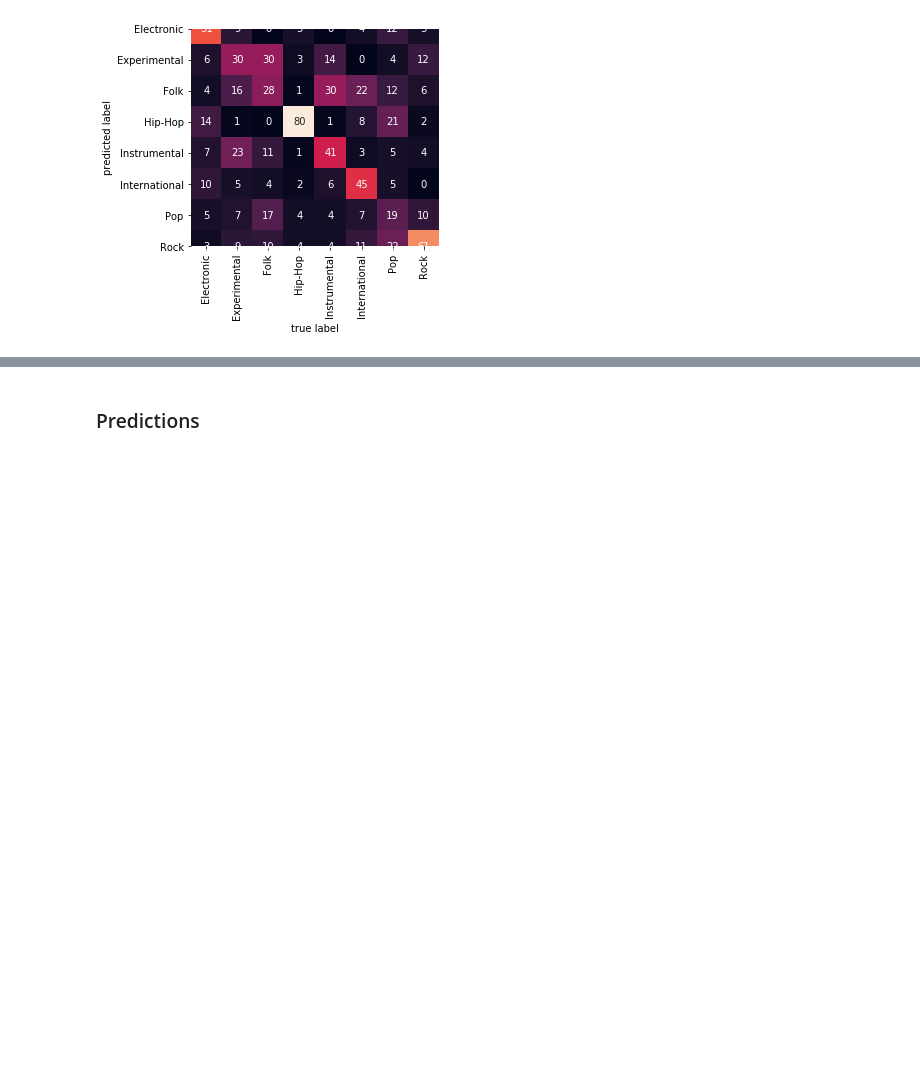
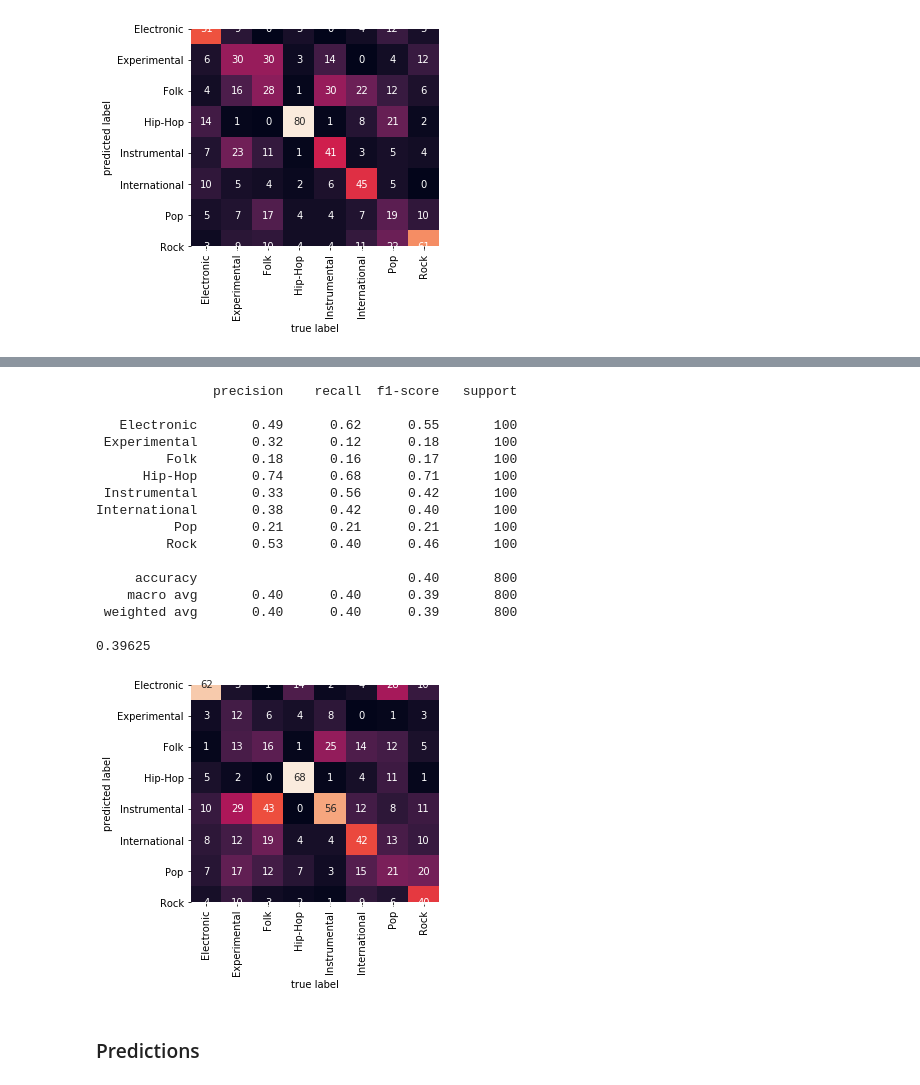
Before and after one commit to CSawesomeprojects/Music-Genre-Classification, a Jupyter notebook: mgc-demo-final.ipynb, the cells around one changed output, grey strips where cells are left out. Cells and saved outputs as stored; diff of their text form; code cells hidden in the pictures; blank space fills up the shorter version.

```diff
--- a/mgc-demo-final.ipynb
+++ b/mgc-demo-final.ipynb
@@ -450,3 +601,35 @@ International       0.58      0.45      0.51       100
+# %%
+y_pred = attention_model.predict(X_test_exp)
+y_pred = np.argmax(y_pred, axis = 1)
+y_true = base_y_test - 1
+# %%
+print(classification_report(y_true, y_pred, target_names=dict_genres.keys()))
+print(accuracy_score(y_true, y_pred))
+
+mat = confusion_matrix(y_true, y_pred)
+sns.heatmap(mat.T, square=True, annot=True, fmt='d', cbar=False,
+            xticklabels=dict_genres.keys(),
+            yticklabels=dict_genres.keys())
+plt.xlabel('true label')
+plt.ylabel('predicted label');
+# %% [output]
+               precision    recall  f1-score   support
+
+   Electronic       0.49      0.62      0.55       100
+ Experimental       0.32      0.12      0.18       100
+         Folk       0.18      0.16      0.17       100
+      Hip-Hop       0.74      0.68      0.71       100
+ Instrumental       0.33      0.56      0.42       100
+International       0.38      0.42      0.40       100
+          Pop       0.21      0.21      0.21       100
+         Rock       0.53      0.40      0.46       100
+
+     accuracy                           0.40       800
+    macro avg       0.40      0.40      0.39       800
+ weighted avg       0.40      0.40      0.39       800
+
+0.39625
+[figure, added]
 # %% [markdown]
 ### Predictions
 # %%
```
Also changed, not shown: parts of 12 cells of this notebook, 4 other files.
